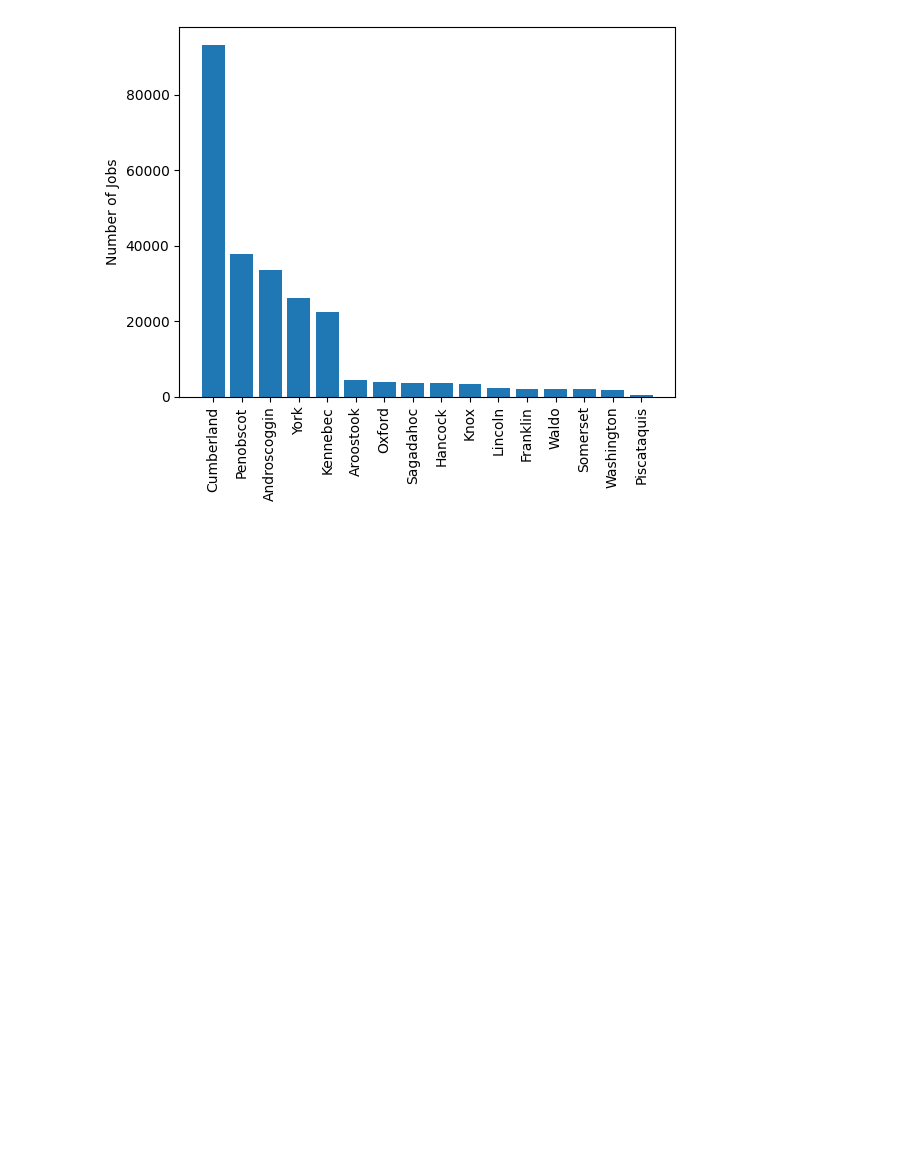
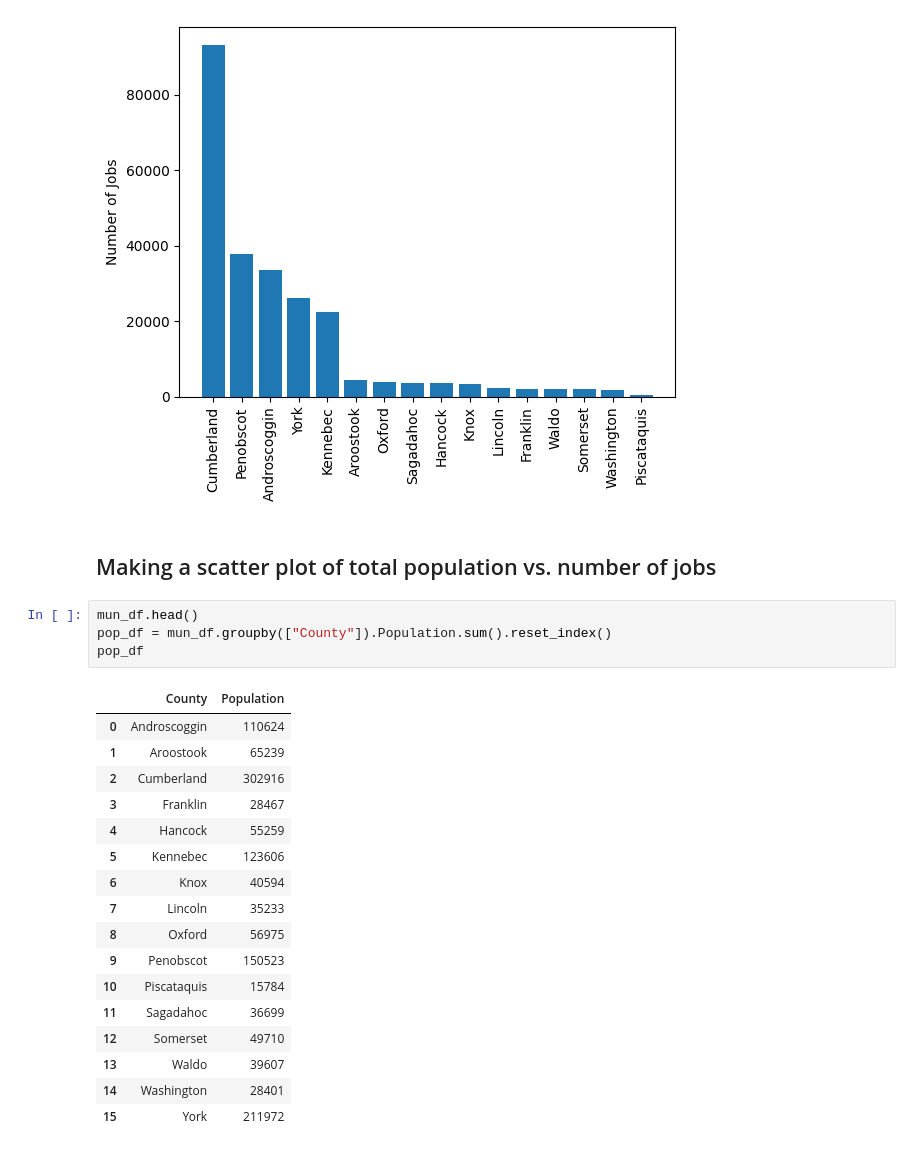
Before and after one commit to Jeisensei/Projects_folder, a Jupyter notebook: Maine_jobs/Maine_jobs.ipynb, the cells around one changed output. Cells and saved outputs as stored; diff of their text form; blank space fills up the shorter version.

```diff
--- a/Maine_jobs/Maine_jobs.ipynb
+++ b/Maine_jobs/Maine_jobs.ipynb
@@ -221,3 +218,27 @@ ylabel = plt.ylabel("Number of Jobs")
 plt.show()
 # %% [output]
 [figure]
+# %% [markdown]
+## Making a scatter plot of total population vs. number of jobs
+# %%
+mun_df.head()
+pop_df = mun_df.groupby(["County"]).Population.sum().reset_index()
+pop_df
+# %% [output]
+|  | County | Population |
+| 0 | Androscoggin | 110624 |
+| 1 | Aroostook | 65239 |
+| 2 | Cumberland | 302916 |
+| 3 | Franklin | 28467 |
+| 4 | Hancock | 55259 |
+| 5 | Kennebec | 123606 |
+| 6 | Knox | 40594 |
+| 7 | Lincoln | 35233 |
+| 8 | Oxford | 56975 |
+| 9 | Penobscot | 150523 |
+| 10 | Piscataquis | 15784 |
+| 11 | Sagadahoc | 36699 |
+| 12 | Somerset | 49710 |
+| 13 | Waldo | 39607 |
+| 14 | Washington | 28401 |
+| 15 | York | 211972 |
```
Also changed, not shown: parts of 4 cells of this notebook, 4 other files.
